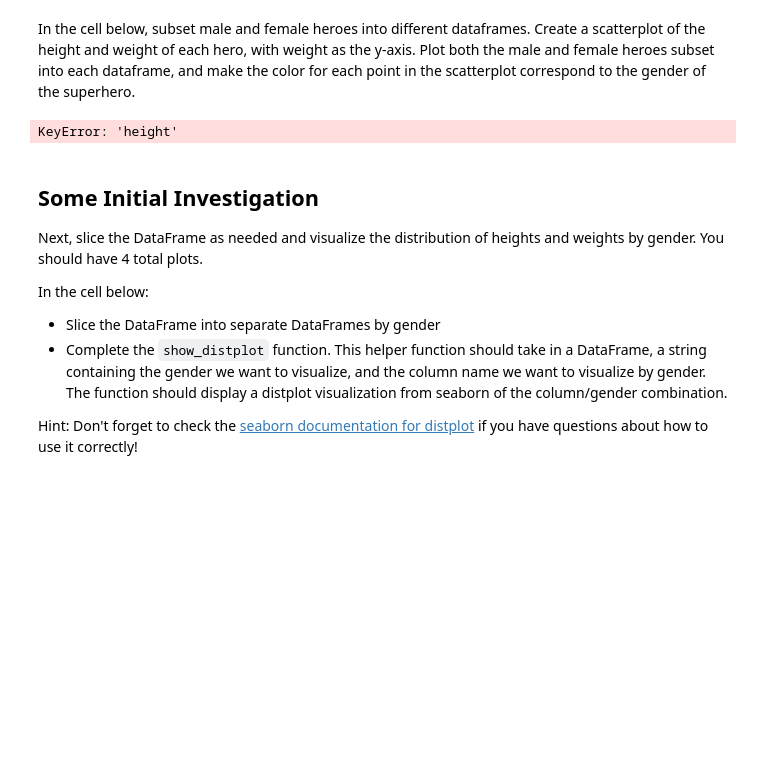
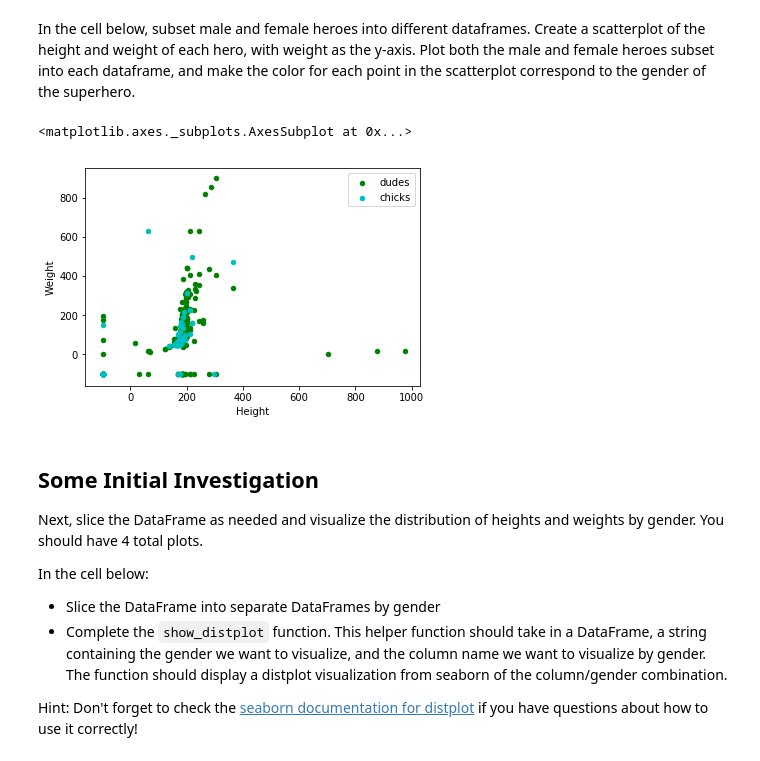
Before and after one commit to ravaxis/dsc-data-cleaning-project-nyc-ds-082619, a Jupyter notebook: index.ipynb, the cells around one changed output. Saved outputs shown, nothing was run; the diff lists cells and outputs as text; code cells hidden in the pictures; blank space fills up the shorter version.

```diff
--- a/index.ipynb
+++ b/index.ipynb
@@ -153,11 +153,12 @@ In the cell below, subset male and female heroes into different dataframes.  Cre
 # %%
 male_heroes_df = combined_df[combined_df['Gender'] == 'Male']
 female_heroes_df = combined_df[combined_df['Gender'] == 'Female']
 
-ax = male_heroes_df.plot.scatter(x='Height', y='weight', c='k', label='dudes')
+ax = male_heroes_df.plot.scatter(x='Height', y='Weight', c='g', label='dudes')
 female_heroes_df.plot.scatter(x='Height', y='Weight', c='c', label='chicks', ax=ax)
 # %% [output]
-KeyError: 'height'
+<matplotlib.axes._subplots.AxesSubplot at 0x...>
+[figure, added]
 # %% [markdown]
 ## Some Initial Investigation
 
```
